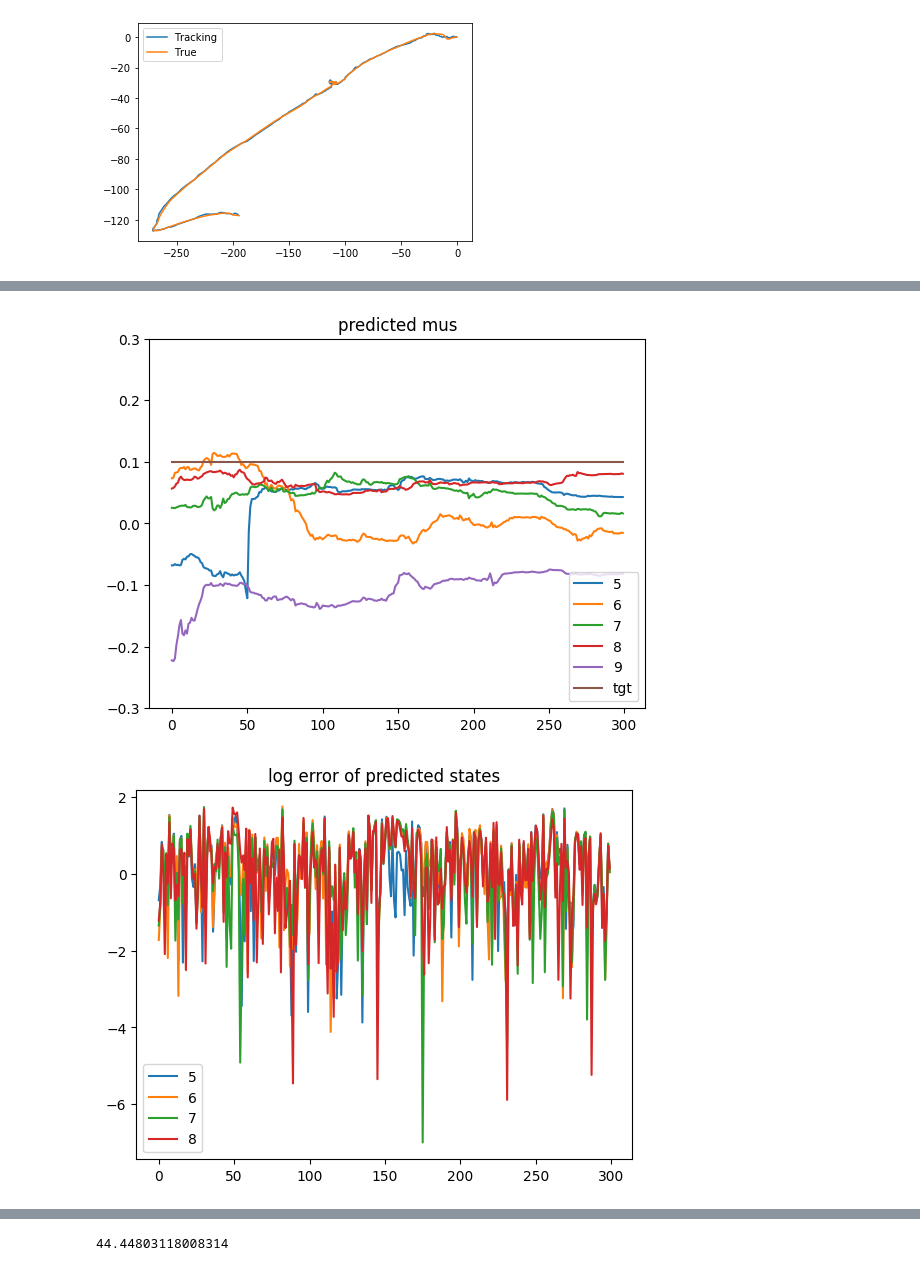
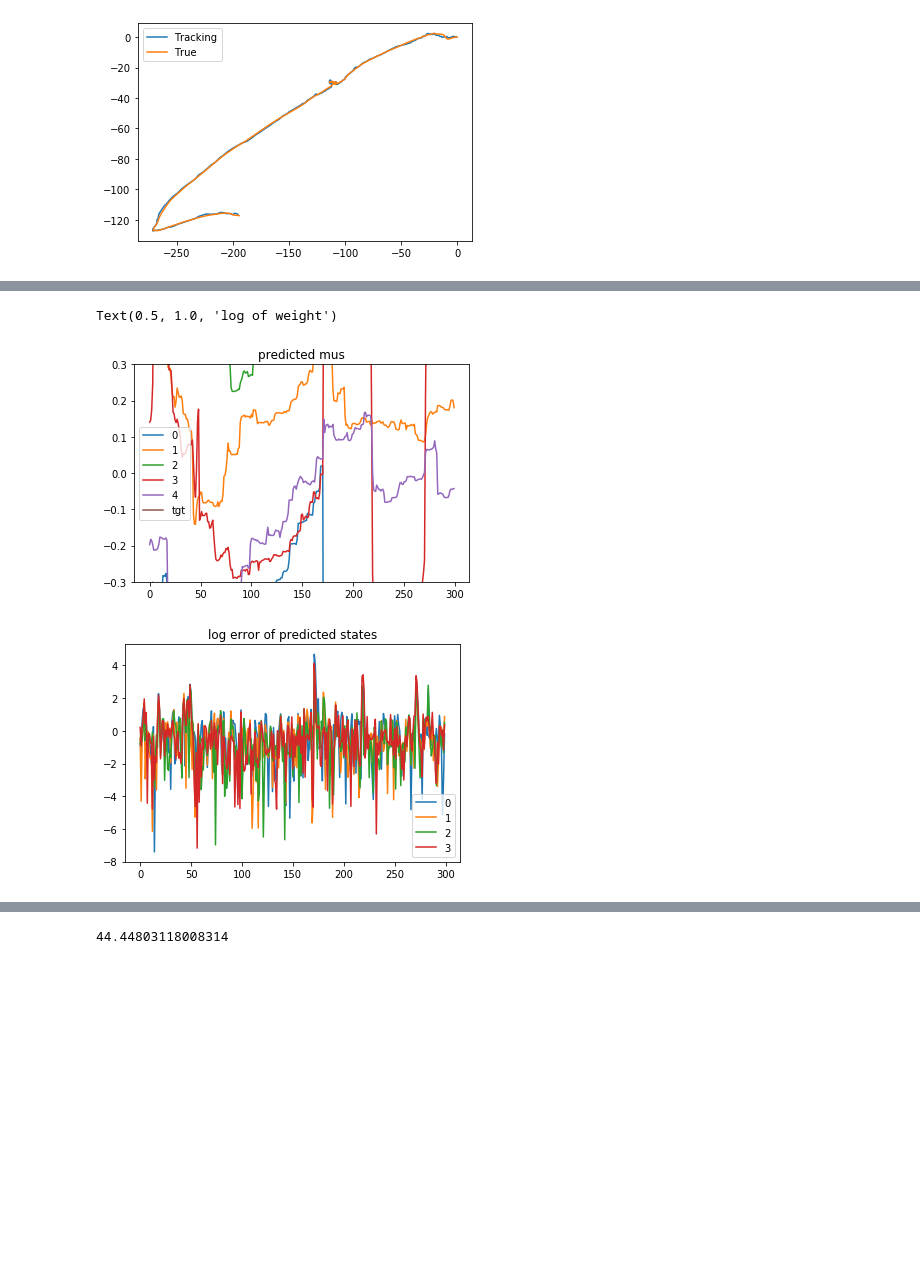
Before and after one commit to ShariceLiu/levy_simu, a Jupyter notebook: nD_levy_simulate.ipynb, the cells around one changed output, grey strips where cells are left out. Saved outputs shown, nothing was run; the diff lists cells and outputs as text; code cells hidden in the pictures; blank space fills up the shorter version.

```diff
--- a/nD_levy_simulate.ipynb
+++ b/nD_levy_simulate.ipynb
@@ -583,11 +593,12 @@ print(error, error_orig)
 # %% [markdown]
 ## Langevin with non zero mean
 # %%
-noise_sig = 2
+noise_sig = 5
 noise = np.random.normal(0, noise_sig, (N, 4))
 noise[:,1] /= 20
 noise[:,3] /= 20
 y_ns = x_ns+noise # noisy data
+
 plt.figure()
 plt.plot(y_ns[:,0], y_ns[:,2])
 plt.plot(x_ns[:,0],x_ns[:,2])
@@ -596,4 +607,5 @@ plt.figure()
 plt.plot(y_ns[:,1], y_ns[:,3])
 plt.plot(x_ns[:,1],x_ns[:,3])
 plt.legend(['noisy', 'true'])
+y_ns = y_ns[:,(0,2)]
 # %% [output]
@@ -863,15 +911,21 @@ def single_ite_particle_filtering_para(y_n, m_n, s_n, log_weight_p, mu_p, P_p, d
 # %%
+import warnings
+warnings.filterwarnings('error', category = RuntimeWarning)
+warnings.filterwarnings('ignore', category = PendingDeprecationWarning)
+
 n_mus = []
 n_Ps = []
 n_ws = []
-num_particles = 20
+num_particles = 2
 
 # initialize x
-mu_p_1 = np.matrix(np.zeros(8)).T
-mu_p_1[4:,0] = np.matrix([[mu_w1],[mu_w1],[mu_w2],[mu_w2]])
+mu_p_1 = np.matrix(np.zeros(6)).T
+# mu_p_1[4:,0] = np.matrix([[mu_w1],[mu_w1]])
 mu_p = [mu_p_1]*num_particles
-P_p = [np.matrix(np.identity(8))*10]*num_particles
+P_p = [np.matrix(np.identity(6))*10]*num_particles
 log_weight_p = np.log(np.ones(num_particles)*(1/num_particles))
+
+E_ns = np.zeros((num_particles, N+1)) # store exp likelihood of y
 
 for n in range(N):
 #     y_n = np.matrix(np.zeros(8)).T
@@ -879,11 +933,11 @@ for n in range(N):
     y_n = np.matrix(y_ns[n]).T
     m_n = np.matrix(m_ns_dt[n,:]).T
     s_n = np.matrix(s_ns[n,:,:])
-    if n%50 == 0:
+    if n%5 == 0:
         resample = True
     else:
         resample = False
-    weight_p, mu_p, P_p = single_ite_particle_filtering_para(y_n, m_n, s_n, log_weight_p, mu_p, P_p, delta_t, sigma_w, alpha,l, noise_sig, resample = False)
+    weight_p, mu_p, P_p, E_ns = single_ite_particle_filtering_para(y_n, m_n, s_n, log_weight_p, mu_p, P_p, sigma_w, E_ns, n+1, resample = resample)
 
     n_mus.append(mu_p)
     n_Ps.append(P_p)
@@ -895,12 +967,12 @@ n_ws = np.array(n_ws)
 # %%
-average = np.zeros((N, 8))
-std3 = np.zeros((N, 8))
-avg_P = np.zeros((N, 8, 8))
+average = np.zeros((N, 6))
+std3 = np.zeros((N, 6))
+avg_P = np.zeros((N, 6, 6))
 
 for i in range(N):
-    for d in range(8):
+    for d in range(6):
         average[i,d]=np.dot(np.array(n_mus[i,:,d,:].T)[0], np.exp(n_ws[i,:]))
-        for j in range(8):
+        for j in range(6):
             avg_P[i,d,j] = np.dot(np.array(n_Ps[i,:,d,j].T), np.exp(n_ws[i,:]))+\
             np.dot((np.array(n_mus[i,:,d,:].T)[0]-average[i,d])*(np.array(n_mus[i,:,j,:].T)[0]-average[i,j]), np.exp(n_ws[i,:]))
 
@@ -916,4 +988,3 @@ plt.plot(average[:,dim])
 # plt.legend(['mu 1','mu 2'])
 # plt.savefig('Langevin_nonzero_mus_fixjump.png')
 print(average[-1,4],average[-1,5])
-print(average[-1,6],average[-1,7])
@@ -928,40 +995,38 @@ labels = []
 tgt = np.ones(N-100)*mu_w1
 plt.figure()
 for i in range(5):
-    i+=5
     labels.append(str(i))
     plt.plot(n_mus[100:,i,4,:])
 
 plt.plot(tgt)
 labels.append('tgt')
 plt.ylim([-0.3,0.3])
 plt.legend(labels)
 plt.title('predicted mus')
-plt.savefig(f'{rootpath}\predictmu\mus.png')
+# plt.savefig(f'{rootpath}\predictmu\mus.png')
 
 # plot for xs
 labels = []
 plt.figure()
 for i in range(4):
-    i+=5
     labels.append(str(i))
     plt.plot(np.log(np.abs(y_ns[100:,0]-n_mus[100:,i,0,0])))
 plt.title("log error of predicted states")
 plt.plot()
 plt.legend(labels)
-plt.savefig(f'{rootpath}\predictmu\states.png')
+# plt.savefig(f'{rootpath}\predictmu\states.png')
 
 # plot for weights
 plt.figure()
 labels = []
 for i in range(4):
-    i+=5
     labels.append(str(i))
     plt.plot(n_ws[100:,i])
 plt.legend(labels)
 plt.ylim([-10,0.0])
 plt.title('log of weight')
-plt.savefig(f'{rootpath}\predictmu\weights.png')
+# plt.savefig(f'{rootpath}\predictmu\weights.png')
 # %% [output]
+Text(0.5, 1.0, 'log of weight')
-[figure, old version]
+[figure, new version]
-[figure, old version]
+[figure, new version]
```
Also changed, not shown: parts of 8 cells of this notebook, 5 other files.
